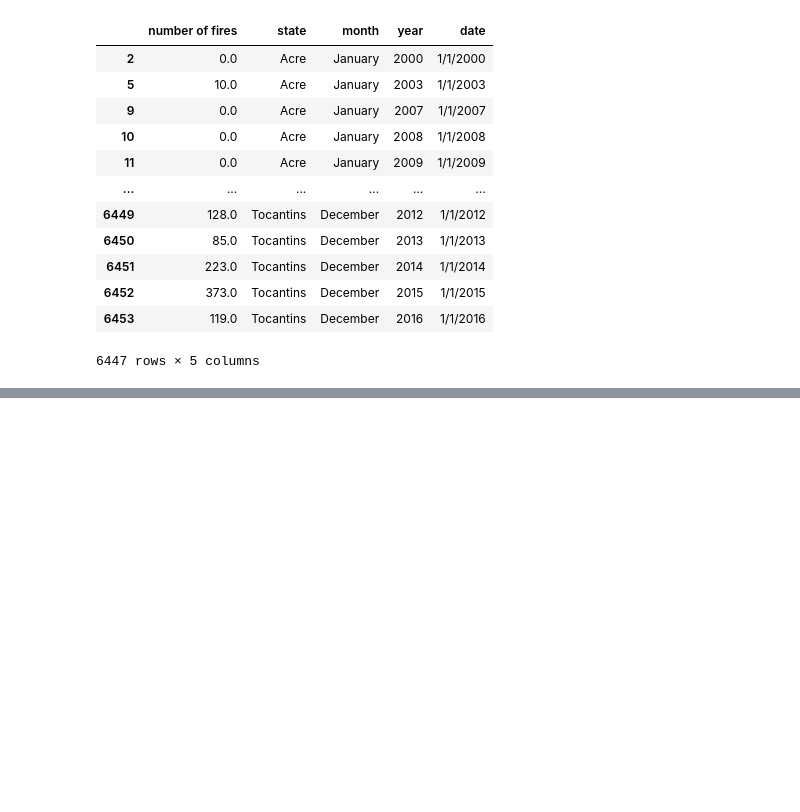
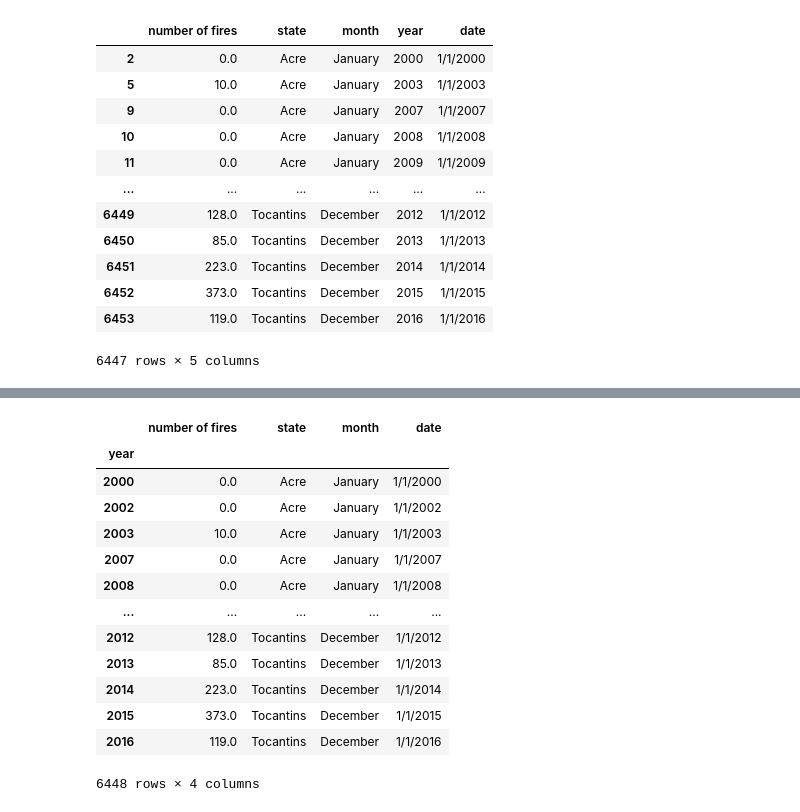
Before and after one commit to dpkasahu/numpy, a Jupyter notebook: Data_Cleaning.ipynb, the cells around one changed output, grey strips where cells are left out. Saved outputs shown, nothing was run; the diff lists cells and outputs as text; code cells hidden in the pictures; blank space fills up the shorter version.

```diff
--- a/Data_Cleaning.ipynb
+++ b/Data_Cleaning.ipynb
@@ -499,0 +510,17 @@ df4.drop([0,1,3])
+# %%
+df4.set_index('year')
+# %% [output]
+|  | number of fires | state | month | date |
+| year |  |  |  |  |
+| 2000 | 0.0 | Acre | January | 1/1/2000 |
+| 2002 | 0.0 | Acre | January | 1/1/2002 |
+| 2003 | 10.0 | Acre | January | 1/1/2003 |
+| 2007 | 0.0 | Acre | January | 1/1/2007 |
+| 2008 | 0.0 | Acre | January | 1/1/2008 |
+| ... | ... | ... | ... | ... |
+| 2012 | 128.0 | Tocantins | December | 1/1/2012 |
+| 2013 | 85.0 | Tocantins | December | 1/1/2013 |
+| 2014 | 223.0 | Tocantins | December | 1/1/2014 |
+| 2015 | 373.0 | Tocantins | December | 1/1/2015 |
+| 2016 | 119.0 | Tocantins | December | 1/1/2016 |
+6448 rows × 4 columns
```
Also changed, not shown: parts of 22 cells of this notebook.
